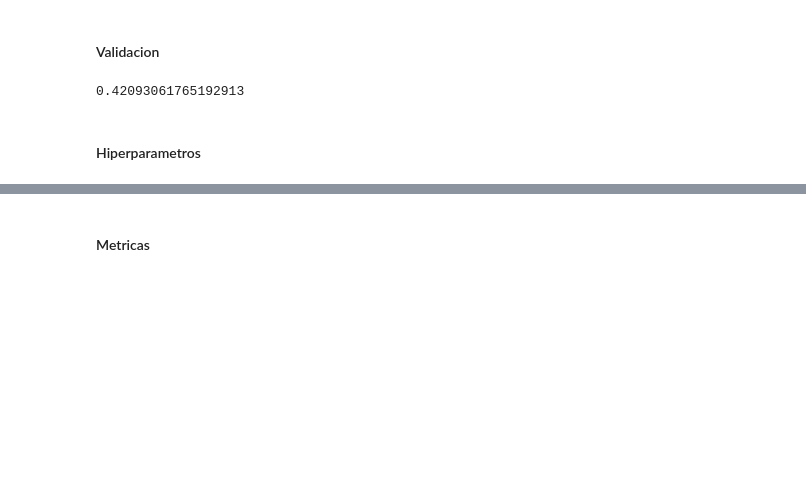
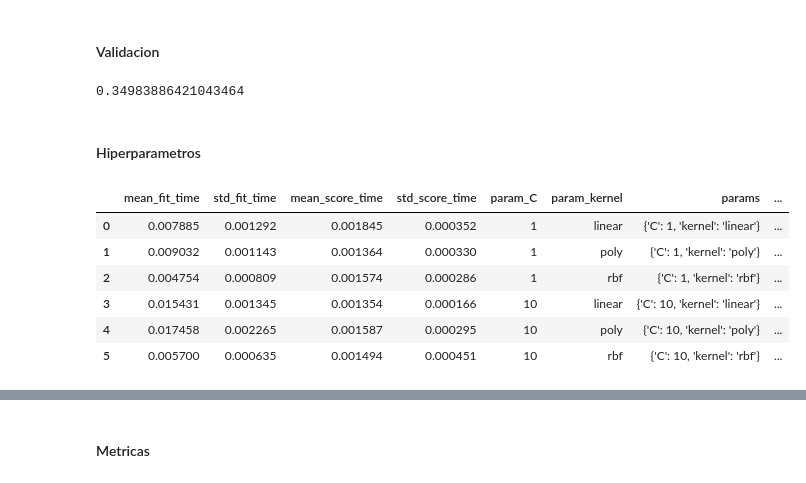
Before and after one commit to UnidadDataScience/DiplomadoIA2021, a Jupyter notebook: Ejercicio Clasificacion.ipynb, the cells around one changed output, grey strips where cells are left out. Saved outputs shown, nothing was run; the diff lists cells and outputs as text; code cells hidden in the pictures; blank space fills up the shorter version.

```diff
--- a/Ejercicio Clasificacion.ipynb
+++ b/Ejercicio Clasificacion.ipynb
@@ -62,24 +69,33 @@ svc_model = svc_model.fit(X_train, y_train)
 # %%
-from sklearn.metrics import precision_recall_fscore_support
-
 y_pred = svc_model.predict(X_test)
 
-prec, reca, f1, _ = precision_recall_fscore_support(y_test, y_pred,
+prec, reca, f1, support = precision_recall_fscore_support(y_test, y_pred,
                                                     average='macro',
                                                     zero_division=1)
-reca
+f1
 # %% [output]
-0.42093061765192913
+0.34983886421043464
 # %% [markdown]
 #### Hiperparametros
 # %%
 from sklearn.model_selection import GridSearchCV
 
 parameters = {'kernel':('linear','poly', 'rbf'), 'C':[1, 10]}
 
 clf = GridSearchCV(SVC(), parameters, cv=5)
+
 clf = clf.fit(X_train, y_train)
+
 results = pd.DataFrame(clf.cv_results_)
+results
+# %% [output]
+|  | mean_fit_time | std_fit_time | mean_score_time | std_score_time | param_C | param_kernel | params | ... |
+| 0 | 0.007885 | 0.001292 | 0.001845 | 0.000352 | 1 | linear | {'C': 1, 'kernel': 'linear'} | ... |
+| 1 | 0.009032 | 0.001143 | 0.001364 | 0.000330 | 1 | poly | {'C': 1, 'kernel': 'poly'} | ... |
+| 2 | 0.004754 | 0.000809 | 0.001574 | 0.000286 | 1 | rbf | {'C': 1, 'kernel': 'rbf'} | ... |
+| 3 | 0.015431 | 0.001345 | 0.001354 | 0.000166 | 10 | linear | {'C': 10, 'kernel': 'linear'} | ... |
+| 4 | 0.017458 | 0.002265 | 0.001587 | 0.000295 | 10 | poly | {'C': 10, 'kernel': 'poly'} | ... |
+| 5 | 0.005700 | 0.000635 | 0.001494 | 0.000451 | 10 | rbf | {'C': 10, 'kernel': 'rbf'} | ... |
 # %%
 mean_score = results['mean_test_score']
 std_score = results['std_test_score']
```
Also changed, not shown: parts of 15 cells of this notebook, 3 other files.
